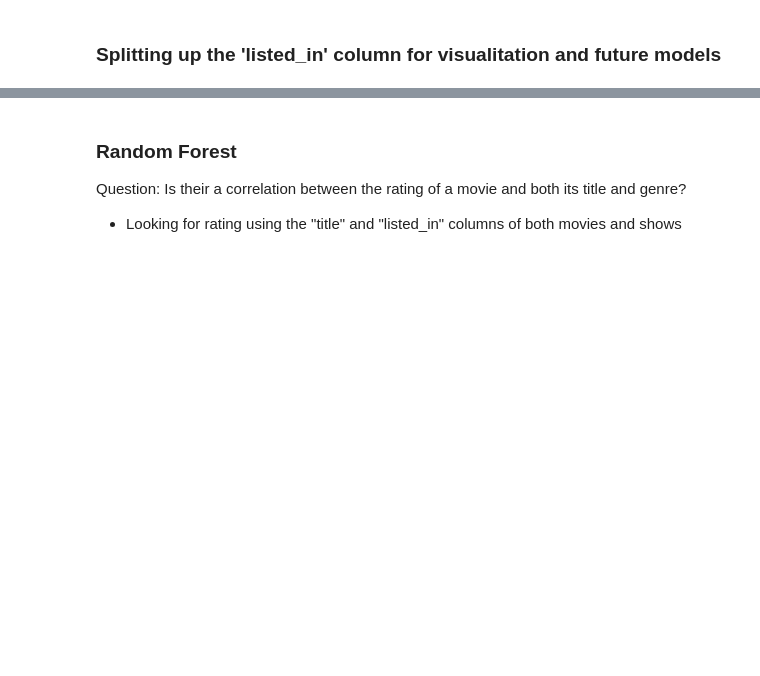
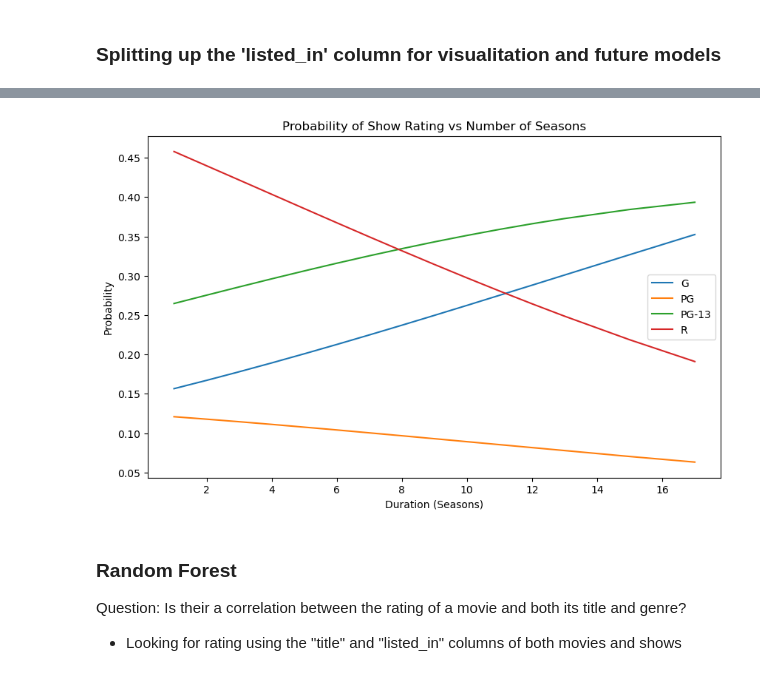
Before and after one commit to Nick-Pleva/Data-Science-Pinnacle-Project, a Jupyter notebook: final_project.ipynb, the cells around one changed output, grey strips where cells are left out. Cells and saved outputs as stored; diff of their text form; code cells hidden in the pictures; blank space fills up the shorter version.

```diff
--- a/final_project.ipynb
+++ b/final_project.ipynb
@@ -255,3 +361,22 @@ Question: Does the rating of a movie/show influence how long the duration of the
+# %%
+""" Display Show Results """
+show_prob_df = pd.DataFrame(show_prob, columns=possible_show_ratings)
+show_prob_df["duration"] = X_show["duration"].to_numpy()
+show_plot = show_prob_df.sort_values("duration")
+
+# show_prob_df
+
+plt.figure(figsize=(10,6))
+for r in possible_show_ratings:
+    plt.plot(show_plot["duration"], show_plot[r], label=r)
+
+plt.xlabel("Duration (Seasons)")
+plt.ylabel("Probability")
+plt.title("Probability of Show Rating vs Number of Seasons")
+plt.legend()
+plt.show()
+# %% [output]
+[figure, added]
 # %% [markdown]
 ### Random Forest
 
```
Also changed, not shown: parts of 12 cells of this notebook.
